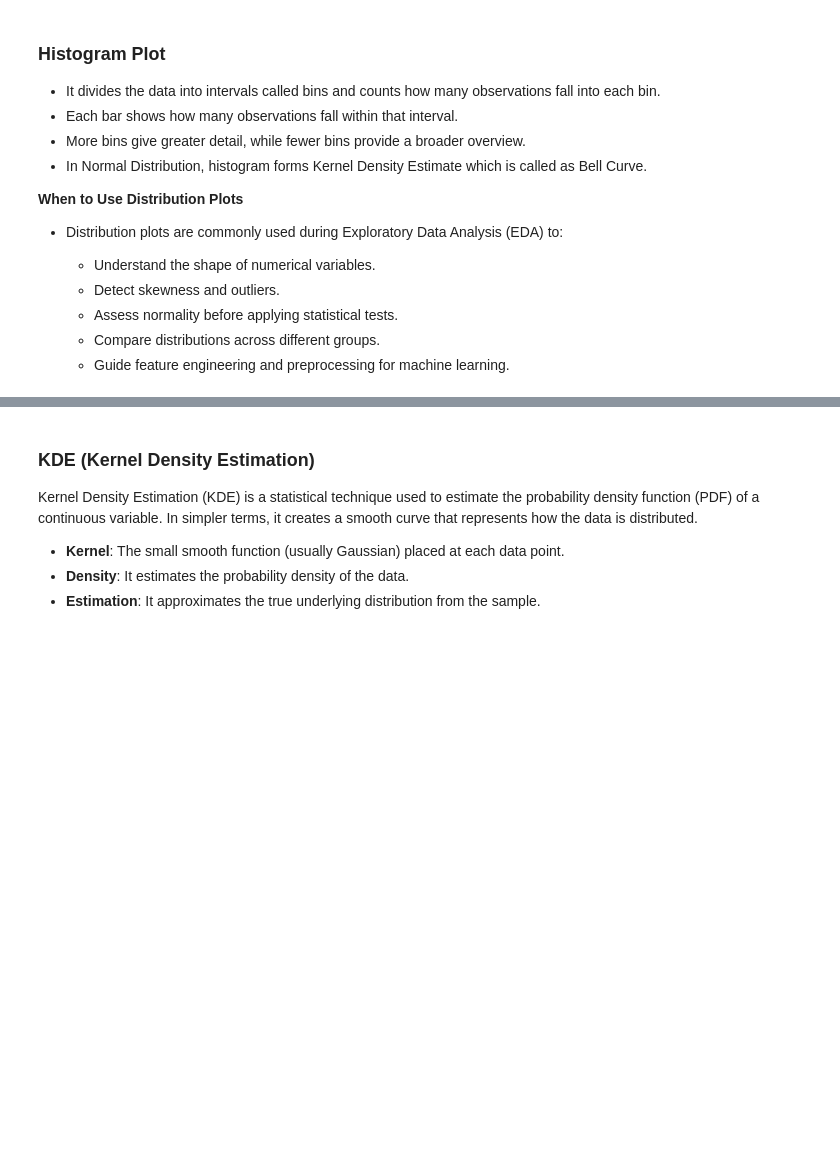
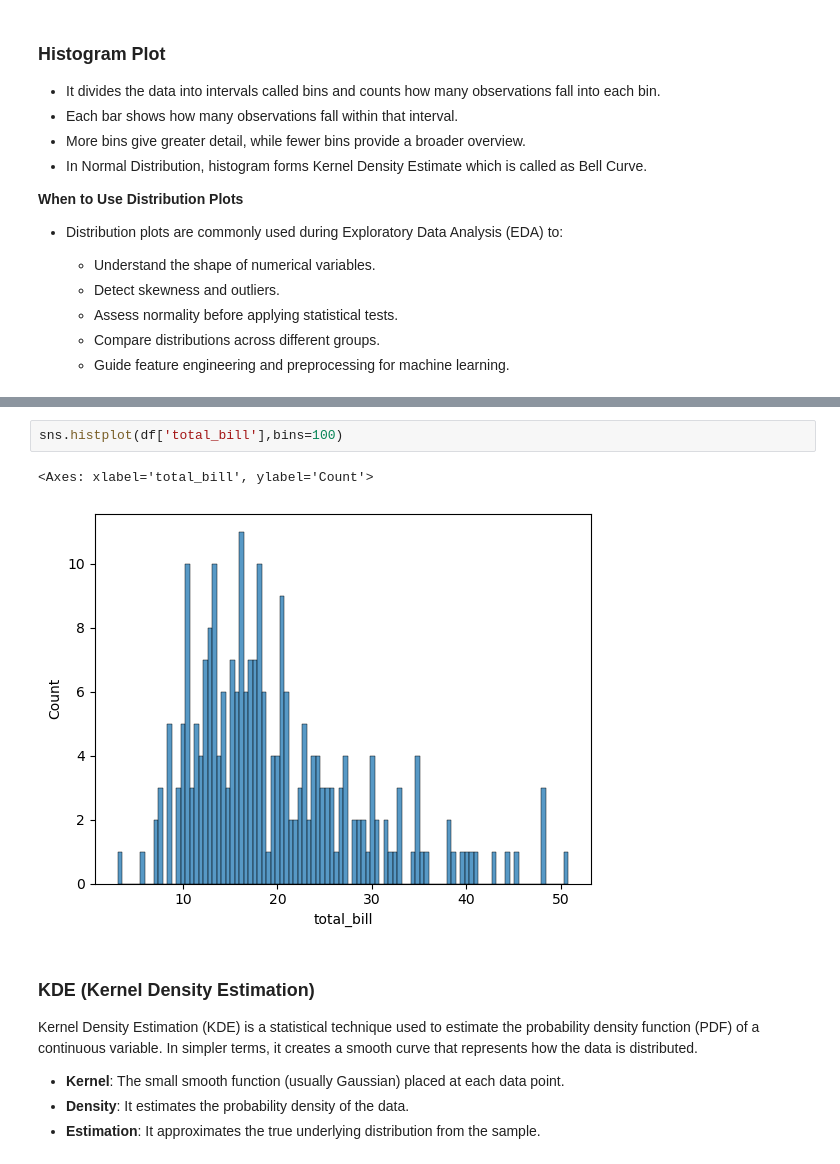
Before and after one commit to akshay-1896/LW-DS-15D, a Jupyter notebook: Data Visualization/02-Distribution-plot.ipynb, the cells around one changed output, grey strips where cells are left out. Saved outputs shown, nothing was run; the diff lists cells and outputs as text; blank space fills up the shorter version.

```diff
--- a/Data Visualization/02-Distribution-plot.ipynb
+++ b/Data Visualization/02-Distribution-plot.ipynb
@@ -29,3 +61,8 @@
+# %%
+sns.histplot(df['total_bill'],bins=100)
+# %% [output]
+<Axes: xlabel='total_bill', ylabel='Count'>
+[figure, added]
 # %% [markdown]
 ### **KDE (Kernel Density Estimation)**
 
```
Also changed, not shown: parts of 17 cells of this notebook, 2 other files.
